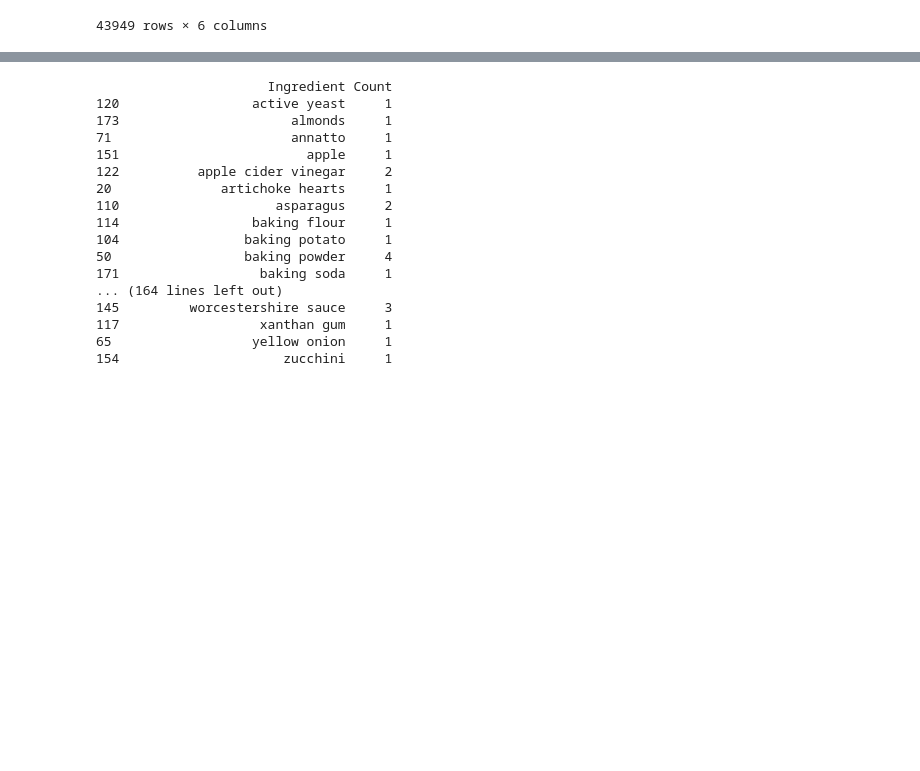
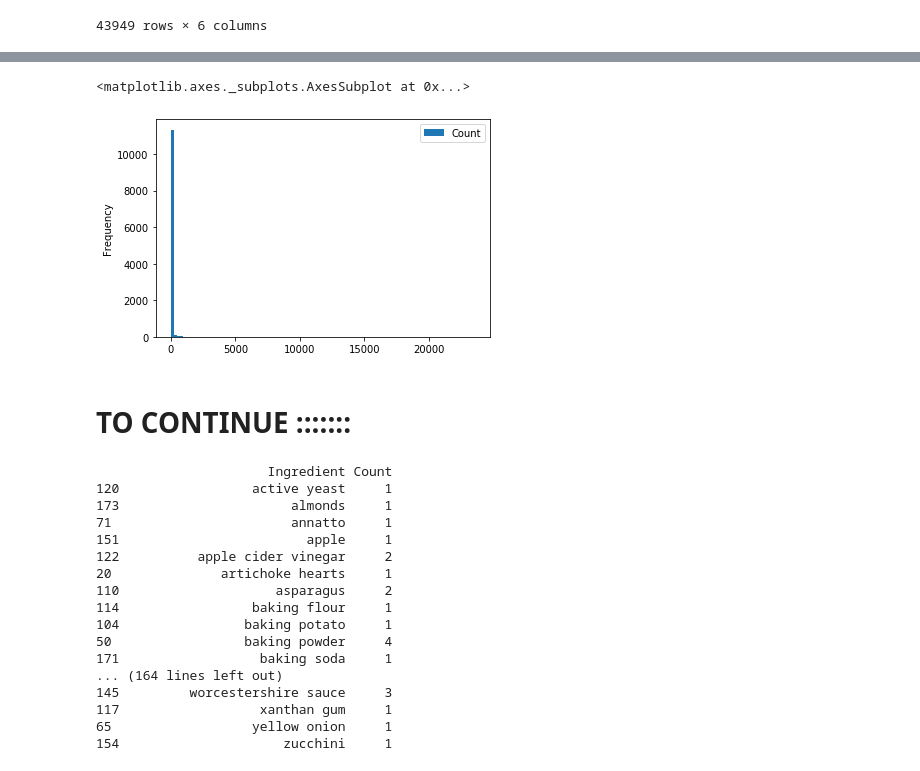
Before and after one commit to lautenba/ADA_pADAwan_Project, a Jupyter notebook: project-Marco.ipynb, the cells around one changed output, grey strips where cells are left out. Drawn from its saved outputs; the diff is of its cells as text; code cells hidden in the pictures; blank space fills up the shorter version.

Commit message:
Remove TO DO and added to continue

```diff
--- a/project-Marco.ipynb
+++ b/project-Marco.ipynb
@@ -416,3 +414,6 @@ recipe_data
 | 43947 | allrecipes.com | Sopapilla Cheesecake Pie | 180 | 4.8 | 882 | [cream cheese, white sugar, mexic... |
 | 43948 | allrecipes.com | Southern Fried Chicken Livers | 20 | 4.7 | 53 | [chicken liver, egg, milk, flour,... |
 43949 rows × 6 columns
+# %%
+unique_ingredients_data.sort_values(by=["Count"], ascending=False).reset_index(inplace=True)
+unique_ingredients_data.sort_values(by=["Count"], ascending=False)
@@ -419,3 +434,10 @@ recipe_data
+# %%
+unique_ingredients_data.plot.hist(x="Ingredient", y="Count", bins=100)
+# %% [output]
+<matplotlib.axes._subplots.AxesSubplot at 0x...>
+[figure, added]
+# %% [markdown]
+# TO CONTINUE :::::::
 # %%
 
 
```
Also changed, not shown: parts of 3 cells of this notebook.
